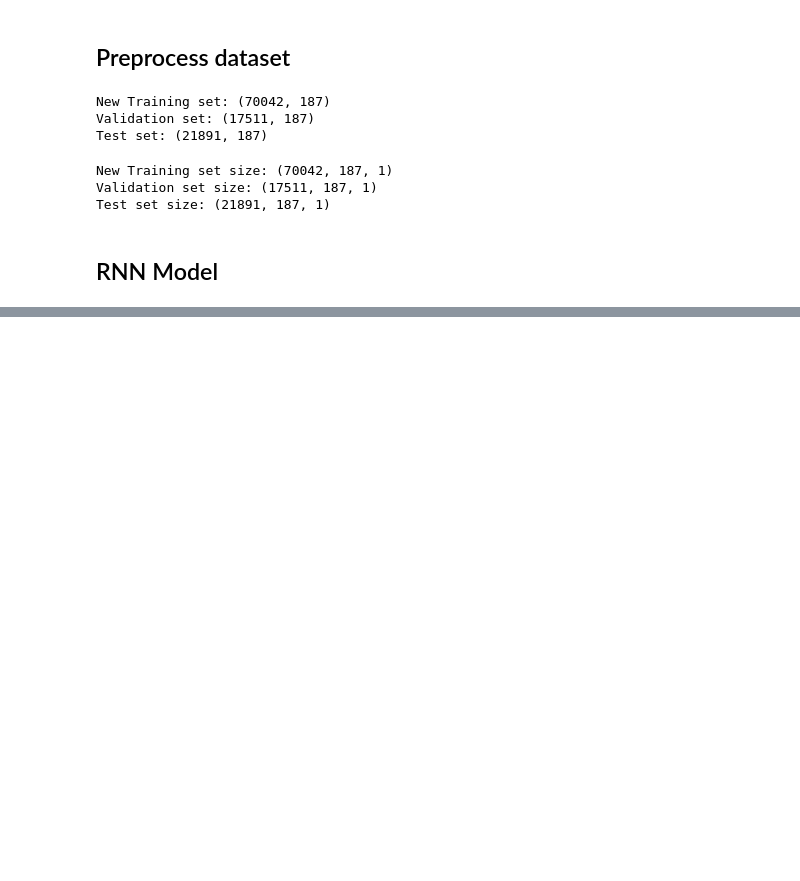
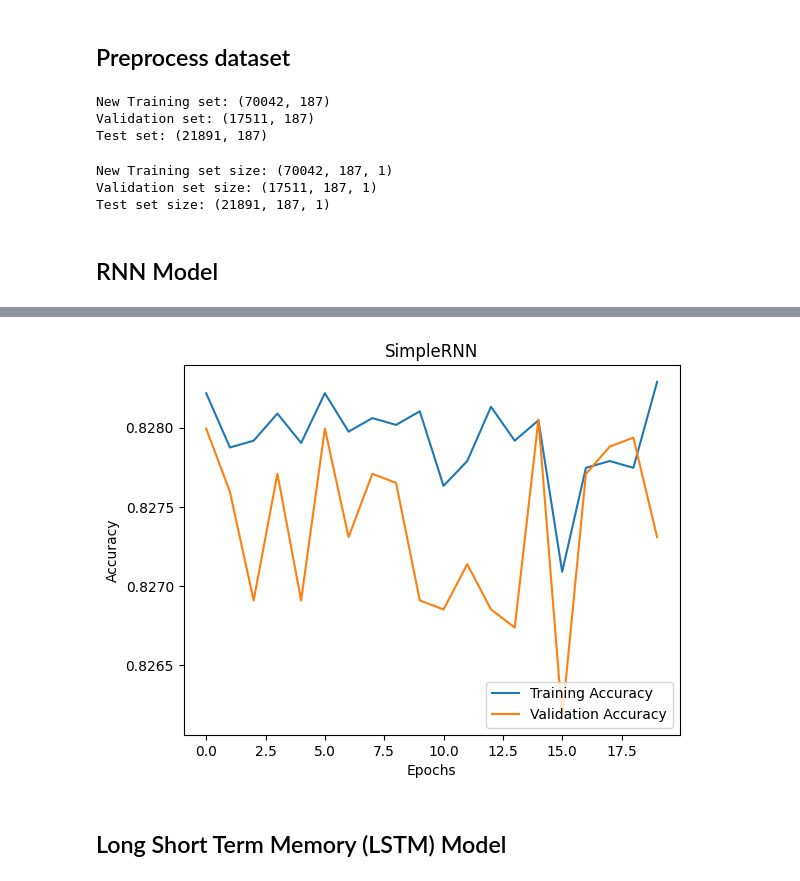
Before and after one commit to RandallCher/Neural-Networks-Project, a Jupyter notebook: RNN.ipynb, the cells around one changed output, grey strips where cells are left out. Drawn from its saved outputs; the diff is of its cells as text; code cells hidden in the pictures; blank space fills up the shorter version.

```diff
--- a/RNN.ipynb
+++ b/RNN.ipynb
@@ -214,14 +227,7 @@ class RNNModel(nn.Module):
 # %%
-# Variables
-inputSize = 1
-hiddenSize = 64
-numClasses = 5
-learningRate = 0.001
-numEpochs = 10
-
 # Instantiate model
-rnn_model = RNNModel(inputSize, hiddenSize, numClasses)
-optimizer = optim.Adam(rnn_model.parameters(), lr=learningRate)
+rnn_model = RNNModel(inputSize, hiddenSize, numLayers, numClasses)
+rnn_optimizer = optim.Adam(rnn_model.parameters(), lr=learningRate)
 
 # Loss function
 criterion = nn.CrossEntropyLoss()
@@ -230,16 +236,15 @@ criterion = nn.CrossEntropyLoss()
 from torch.utils.data import DataLoader, TensorDataset
 
 # Define batch size
-batch_size = 32
+batchSize = 32
 
 # Create DataLoader for training and validation sets
-train_dataset = TensorDataset(torch.as_tensor(X_train, dtype=torch.float), torch.as_tensor(y_train, dtype=torch.float))
-val_dataset = TensorDataset(torch.as_tensor(X_val, dtype=torch.float), torch.as_tensor(y_val, dtype=torch.float))
+def get_dataloaders(X_train, X_test, y_train, y_test):
+    train_dataset = TensorDataset(torch.as_tensor(X_train, dtype=torch.float), torch.as_tensor(y_train, dtype=torch.float))
+    val_dataset = TensorDataset(torch.as_tensor(X_test, dtype=torch.float), torch.as_tensor(y_test, dtype=torch.float))
 
-train_loader = DataLoader(train_dataset, batch_size=batch_size, shuffle=True)
-val_loader = DataLoader(val_dataset, batch_size=batch_size)
+    train_loader = DataLoader(train_dataset, batch_size=batchSize, shuffle=True)
+    test_loader = DataLoader(val_dataset, batch_size=batchSize)
+
+    return train_loader, test_loader
-# %%
-# Move model to GPU if available
-device = torch.device("cuda" if torch.cuda.is_available() else "cpu")
-rnn_model = rnn_model.to(device)
 # %%
@@ -312,0 +325,3 @@ NameError: name 'correct' is not defined
+# %%
+train_loader, val_loader = get_dataloaders(X_train_new, X_val, y_train_new, y_val)
+train_losses, train_accuracies, val_losses, val_accuracies = train_val(rnn_model, rnn_optimizer, train_loader, val_loader)
@@ -317,9 +358,13 @@ torch.save(rnn_model.state_dict(), PATH)
 # %%
 plt.figure()
 plt.plot(np.arange(numEpochs), train_accuracies, label='Training Accuracy')
-plt.plot(np.arange(numEpochs), val_accuracies, label='TValidation Accuracy')
+plt.plot(np.arange(numEpochs), val_accuracies, label='Validation Accuracy')
 plt.xlabel('Epochs')
 plt.ylabel('Accuracy')
-plt.title('Training and Validation Accuracy over Epochs')
+plt.title('SimpleRNN')
 plt.legend(loc='lower right')
 plt.show()
+# %% [output]
+[figure, added]
+# %% [markdown]
+## Long Short Term Memory (LSTM) Model
```
Also changed, not shown: parts of 29 cells of this notebook, 4 other files.
